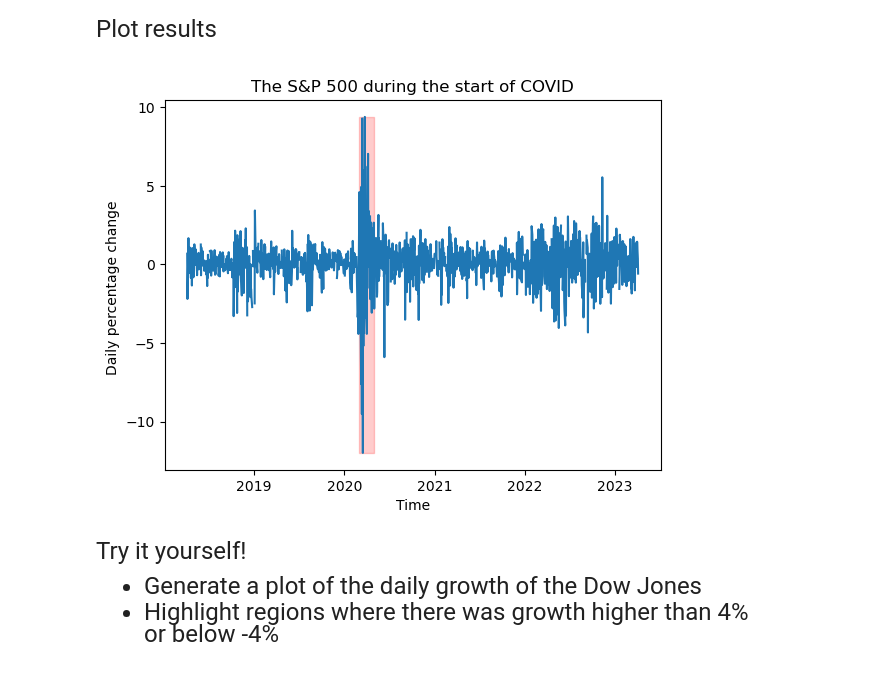
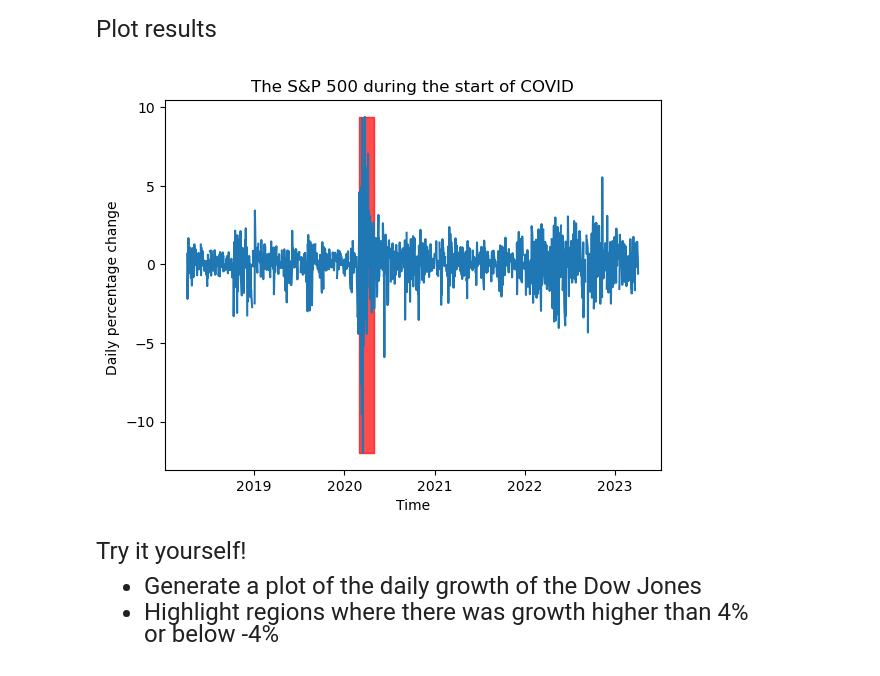
Before and after one commit to howiebrown/qtm151_fall_2023, a Jupyter notebook: lecture_21/lecture_21.ipynb, the cells around one changed output. Drawn from its saved outputs; the diff is of its cells as text; code cells hidden in the pictures.

```diff
--- a/lecture_21/lecture_21.ipynb
+++ b/lecture_21/lecture_21.ipynb
@@ -181,3 +197,5 @@ Try it yourself!
 single plot
 # %%
 # Write your own code
+financial["growth_djia"] = (financial["djia"].diff()/financial["djia"].shift(1))*100
+financial["growth_djia"]
@@ -216,26 +268,26 @@ Plot results
 # %%
 # Create a line plot
 plt.plot("date", "growth_sp500", data = financial)
 plt.xlabel("Time")
 plt.ylabel("Daily percentage change ")
 plt.title("The S&P 500 during the start of COVID")
 
 # Add a shaded region wth a rectangle
 # "x" is the x-coordinates, "y1" and "y2" are the lower
 # and upper bounds of the rectangle. We can set this
 # to be the minimum and meximum of the outcome.
 # we use "where" to test a logical condition
 
 vec_y = financial["growth_sp500"]
 plt.fill_between(x= financial["date"],
                  y1 = vec_y.min(),
                  y2 = vec_y.max(),
                  where = financial["bool_period"],
-                 alpha = 0.2,color = "red")
+                 alpha = 0.7,color = "red")
 
 plt.show()
 # %% [output]
-[figure, old version]
+[figure, new version]
 # %% [markdown]
 <font size = "5">
 
```
Also changed, not shown: parts of 4 cells of this notebook, 1 other file.
